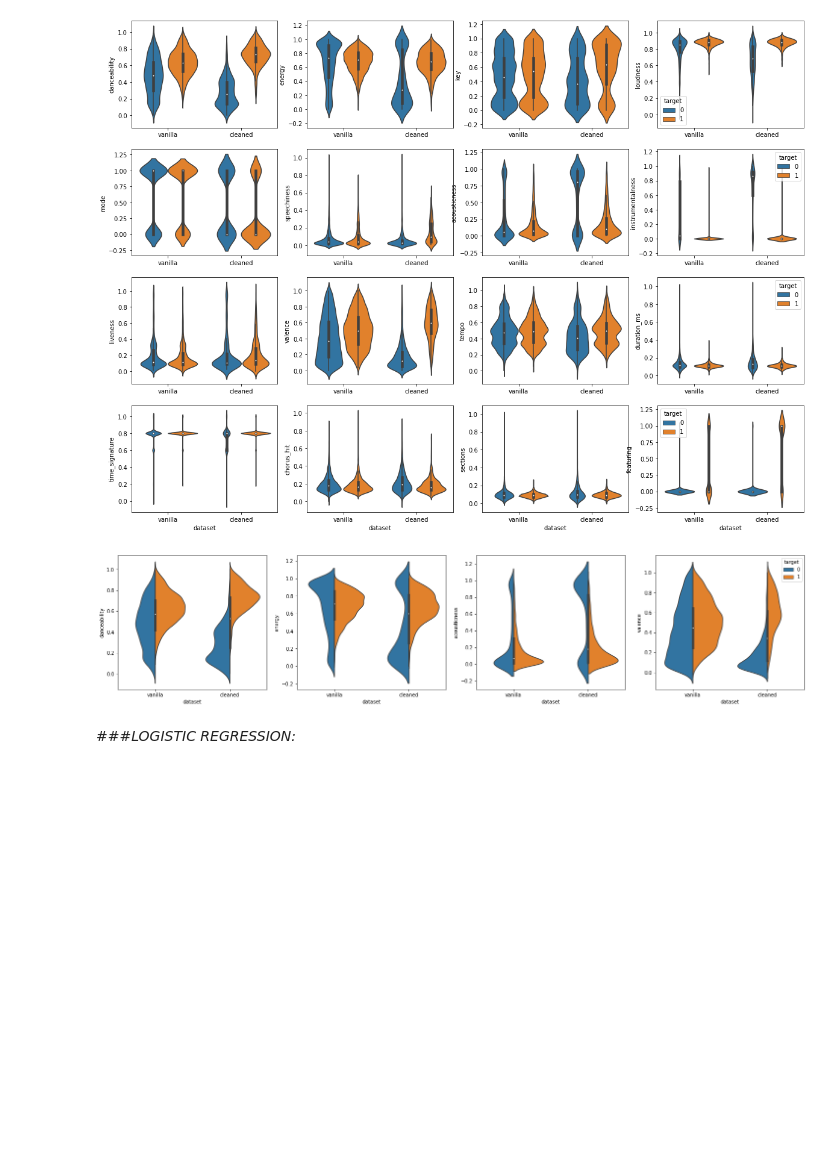
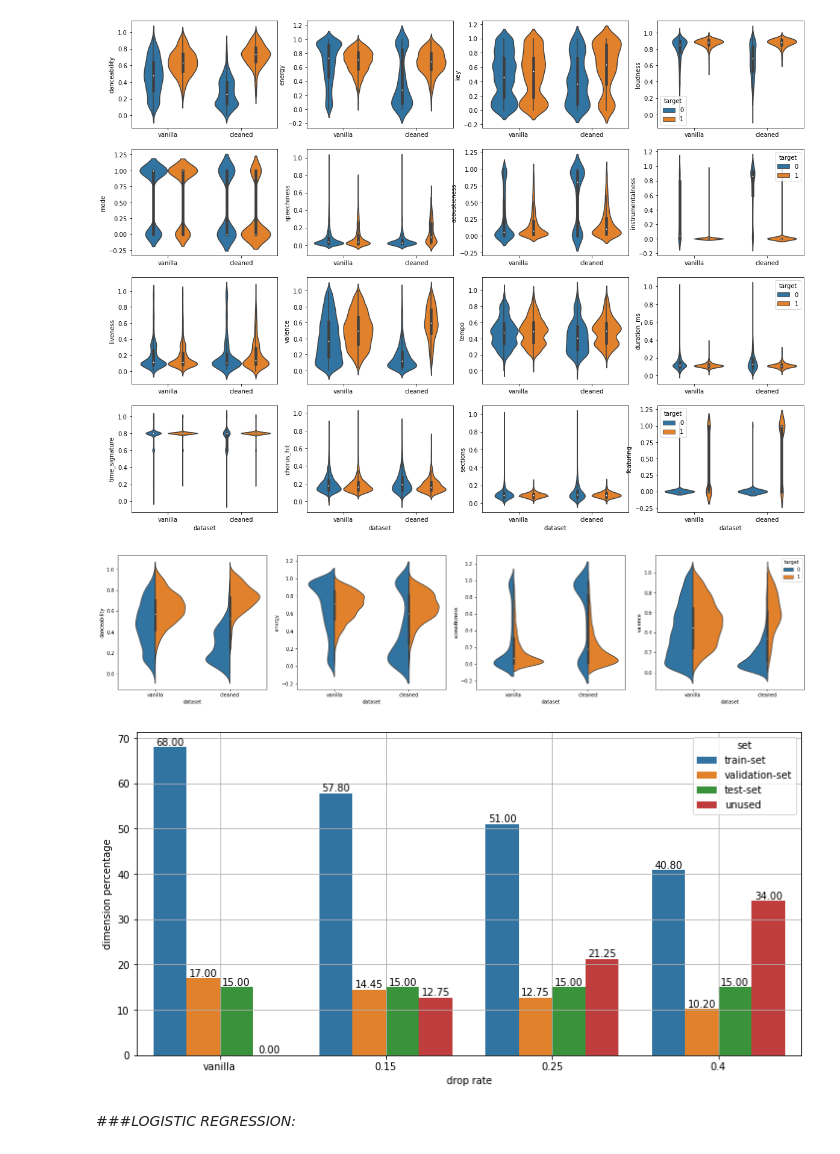
Before and after one commit to MatteoStoisa/DataSpaces_project, a Jupyter notebook: projectDataSpacesMatteoStoisa_the_spotify_hit_predictor_dataset_dataset_of_10s.ipynb, the cells around one changed output. Saved outputs shown, nothing was run; the diff lists cells and outputs as text; code cells hidden in the pictures; blank space fills up the shorter version.

```diff
--- a/projectDataSpacesMatteoStoisa_the_spotify_hit_predictor_dataset_dataset_of_10s.ipynb
+++ b/projectDataSpacesMatteoStoisa_the_spotify_hit_predictor_dataset_dataset_of_10s.ipynb
@@ -524,6 +524,33 @@ def custom_cv_splitter(nFolds, ds, drop_strategy, drop_rate):
 
     to_delete = drop_by(ds.loc[train_indices], drop_rate, drop_strategy)
     yield (np.array([idx for idx in train_indices if idx not in to_delete]), np.array(validation_indices))
+# %%
+rates = pd.DataFrame(columns=['drop rate', 'set', 'dimension percentage'])
+
+rates.loc[0] = ['vanilla', 'train-set', (100*0.85)*(4/5)]
+rates.loc[1] = ['0.15', 'train-set', (100*0.85)*(4/5)*(1-0.15)]
+rates.loc[2] = ['0.25', 'train-set', (100*0.85)*(4/5)*(1-0.25)]
+rates.loc[3] = ['0.4', 'train-set', (100*0.85)*(4/5)*(1-0.4)]
+rates.loc[4] = ['vanilla', 'validation-set', (100*0.85)/5]
+rates.loc[5] = ['0.15', 'validation-set', (100*0.85)*(1-0.15)/5]
+rates.loc[6] = ['0.25', 'validation-set', (100*0.85)*(1-0.25)/5]
+rates.loc[7] = ['0.4', 'validation-set', (100*0.85)*(1-0.4)/5]
+rates.loc[8] = ['vanilla', 'test-set', 100*0.15]
+rates.loc[9] = ['0.15', 'test-set', 100*0.15]
+rates.loc[10] = ['0.25', 'test-set', 100*0.15]
+rates.loc[11] = ['0.4', 'test-set', 100*0.15]
+rates.loc[12] = ['vanilla', 'unused', 0.0]
+rates.loc[13] = ['0.15', 'unused', (100*0.85)*0.15]
+rates.loc[14] = ['0.25', 'unused', (100*0.85)*0.25]
+rates.loc[15] = ['0.4', 'unused', (100*0.85)*0.4]
+
+g = plt.figure(figsize=(12, 6))
+g = sns.barplot(data=rates, x='drop rate', y='dimension percentage', hue='set')
+for p in g.patches:
+  g.annotate(format(p.get_height(), '.2f'), (p.get_x() + p.get_width() / 2., p.get_height()), ha = 'center', va = 'center', xytext = (0, 5), textcoords = 'offset points')
+g.grid(True)
+# %% [output]
+[figure, added]
 # %%
 def plot_metrics(model_type, grid_result_model, x, y, drop_strategy='vanilla', drop_rate=None):
   print('Drop strategy: {}, drop rate: {}'.format(drop_strategy, drop_rate))
```
Also changed, not shown: parts of 5 cells of this notebook.
